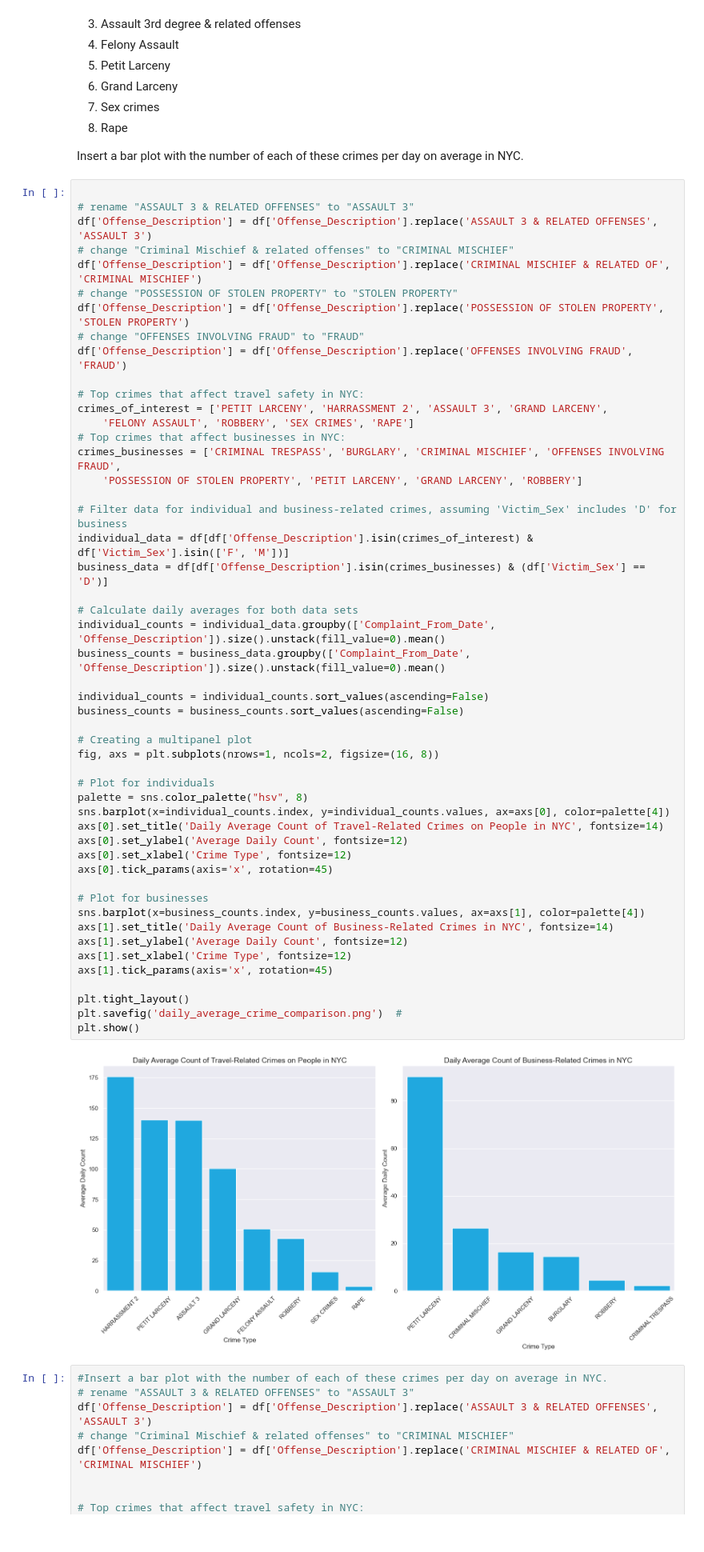
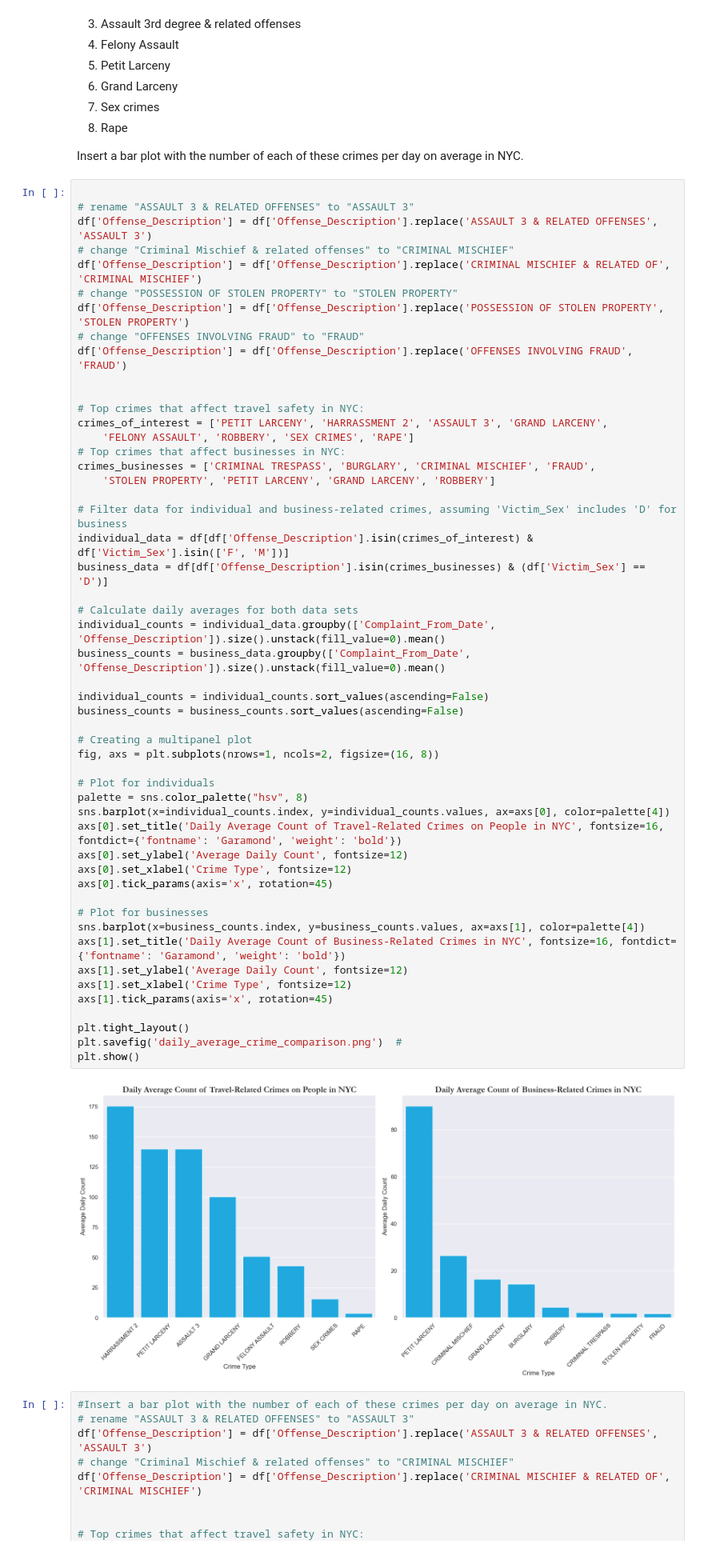
Before and after one commit to johan-bh/Social-Data---Final-Project, a Jupyter notebook: temporal_plots.ipynb, the cells around one changed output. Shown at 80% size. Saved outputs shown, nothing was run; the diff lists cells and outputs as text.

```diff
--- a/temporal_plots.ipynb
+++ b/temporal_plots.ipynb
@@ -259,47 +259,48 @@ df['Offense_Description'] = df['Offense_Description'].replace('POSSESSION OF STO
 # change "OFFENSES INVOLVING FRAUD" to "FRAUD"
 df['Offense_Description'] = df['Offense_Description'].replace('OFFENSES INVOLVING FRAUD', 'FRAUD')
 
+
 # Top crimes that affect travel safety in NYC:
 crimes_of_interest = ['PETIT LARCENY', 'HARRASSMENT 2', 'ASSAULT 3', 'GRAND LARCENY',
     'FELONY ASSAULT', 'ROBBERY', 'SEX CRIMES', 'RAPE']
 # Top crimes that affect businesses in NYC:
-crimes_businesses = ['CRIMINAL TRESPASS', 'BURGLARY', 'CRIMINAL MISCHIEF', 'OFFENSES INVOLVING FRAUD',
-    'POSSESSION OF STOLEN PROPERTY', 'PETIT LARCENY', 'GRAND LARCENY', 'ROBBERY']
+crimes_businesses = ['CRIMINAL TRESPASS', 'BURGLARY', 'CRIMINAL MISCHIEF', 'FRAUD',
+    'STOLEN PROPERTY', 'PETIT LARCENY', 'GRAND LARCENY', 'ROBBERY']
 
 # Filter data for individual and business-related crimes, assuming 'Victim_Sex' includes 'D' for business
 individual_data = df[df['Offense_Description'].isin(crimes_of_interest) & df['Victim_Sex'].isin(['F', 'M'])]
 business_data = df[df['Offense_Description'].isin(crimes_businesses) & (df['Victim_Sex'] == 'D')]
 
 # Calculate daily averages for both data sets
 individual_counts = individual_data.groupby(['Complaint_From_Date', 'Offense_Description']).size().unstack(fill_value=0).mean()
 business_counts = business_data.groupby(['Complaint_From_Date', 'Offense_Description']).size().unstack(fill_value=0).mean()
 
 individual_counts = individual_counts.sort_values(ascending=False)
 business_counts = business_counts.sort_values(ascending=False)
 
 # Creating a multipanel plot
 fig, axs = plt.subplots(nrows=1, ncols=2, figsize=(16, 8))
 
 # Plot for individuals
 palette = sns.color_palette("hsv", 8)
 sns.barplot(x=individual_counts.index, y=individual_counts.values, ax=axs[0], color=palette[4])
-axs[0].set_title('Daily Average Count of Travel-Related Crimes on People in NYC', fontsize=14)
+axs[0].set_title('Daily Average Count of Travel-Related Crimes on People in NYC', fontsize=16, fontdict={'fontname': 'Garamond', 'weight': 'bold'})
 axs[0].set_ylabel('Average Daily Count', fontsize=12)
 axs[0].set_xlabel('Crime Type', fontsize=12)
 axs[0].tick_params(axis='x', rotation=45)
 
 # Plot for businesses
 sns.barplot(x=business_counts.index, y=business_counts.values, ax=axs[1], color=palette[4])
-axs[1].set_title('Daily Average Count of Business-Related Crimes in NYC', fontsize=14)
+axs[1].set_title('Daily Average Count of Business-Related Crimes in NYC', fontsize=16, fontdict={'fontname': 'Garamond', 'weight': 'bold'})
 axs[1].set_ylabel('Average Daily Count', fontsize=12)
 axs[1].set_xlabel('Crime Type', fontsize=12)
 axs[1].tick_params(axis='x', rotation=45)
 
 plt.tight_layout()
 plt.savefig('daily_average_crime_comparison.png')  #
 plt.show()
 # %% [output]
-[figure, old version]
+[figure, new version]
 # %%
 #Insert a bar plot with the number of each of these crimes per day on average in NYC.
 # rename "ASSAULT 3 & RELATED OFFENSES" to "ASSAULT 3"
```
Also changed, not shown: parts of 1 cell of this notebook, 3 other files.
